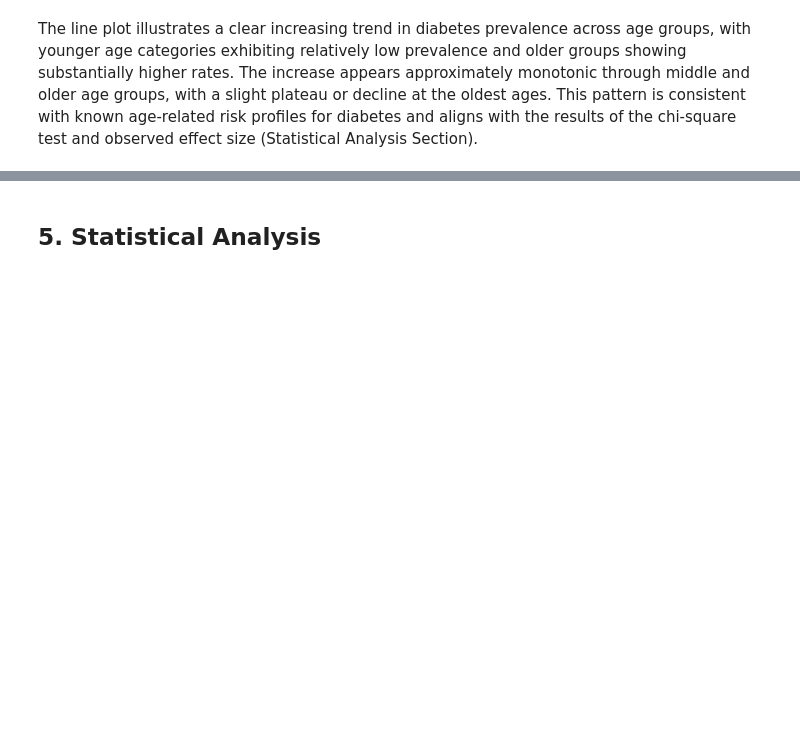
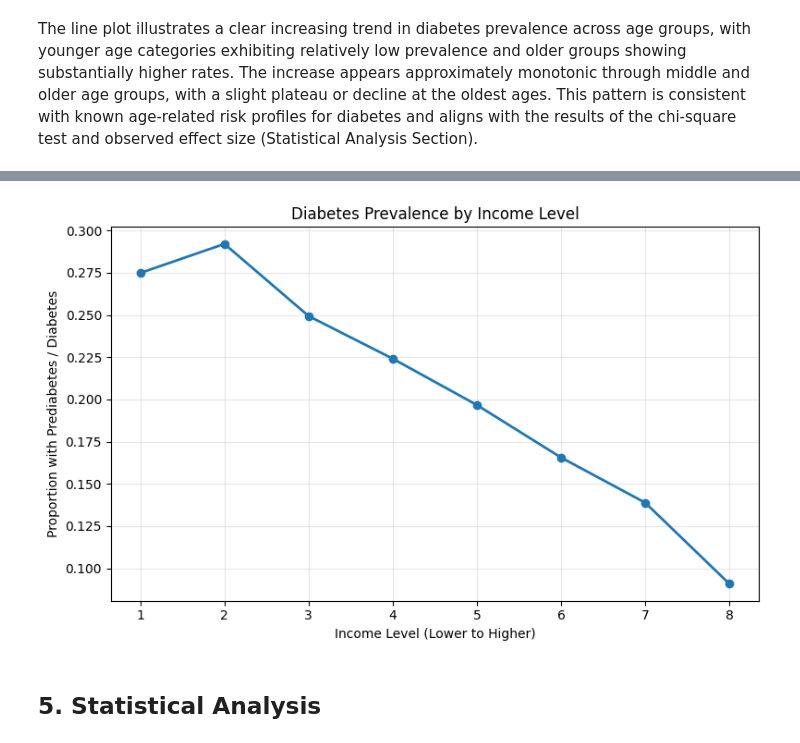
Before and after one commit to Brian16Park/cdc-health-eda, a Jupyter notebook: eda_statistical_analysis.ipynb, the cells around one changed output, grey strips where cells are left out. Drawn from its saved outputs; the diff is of its cells as text; code cells hidden in the pictures; blank space fills up the shorter version.

```diff
--- a/eda_statistical_analysis.ipynb
+++ b/eda_statistical_analysis.ipynb
@@ -379,0 +410,7 @@ The line plot illustrates a clear increasing trend in diabetes prevalence across
+# %%
+# proportion of diabetes by income level
+income_prop = (
+    pd.crosstab(df["Income"], df["Diabetes_binary"], normalize="index")
+)
+
+income_prop.head()
@@ -380,3 +425,32 @@ The line plot illustrates a clear increasing trend in diabetes prevalence across
+# %%
+import matplotlib.pyplot as plt
+
+plt.figure(figsize=(8, 5))
+
+plt.plot(
+    income_prop.index,
+    income_prop[1],
+    marker="o",
+    linewidth=2
+)
+
+plt.xlabel("Income Level (Lower to Higher)")
+plt.ylabel("Proportion with Prediabetes / Diabetes")
+plt.title("Diabetes Prevalence by Income Level")
+
+plt.xticks(income_prop.index)
+plt.grid(alpha=0.3)
+
+plt.savefig(
+    "figures/diabetes_by_income_level.png",
+    dpi=300,
+    bbox_inches="tight"
+)
+
+plt.tight_layout()
+plt.show()
+# %% [output]
+[figure, added]
 # %% [markdown]
 ## 5. Statistical Analysis
 # %% [markdown]
```
Also changed, not shown: parts of 8 cells of this notebook, 1 other file.
